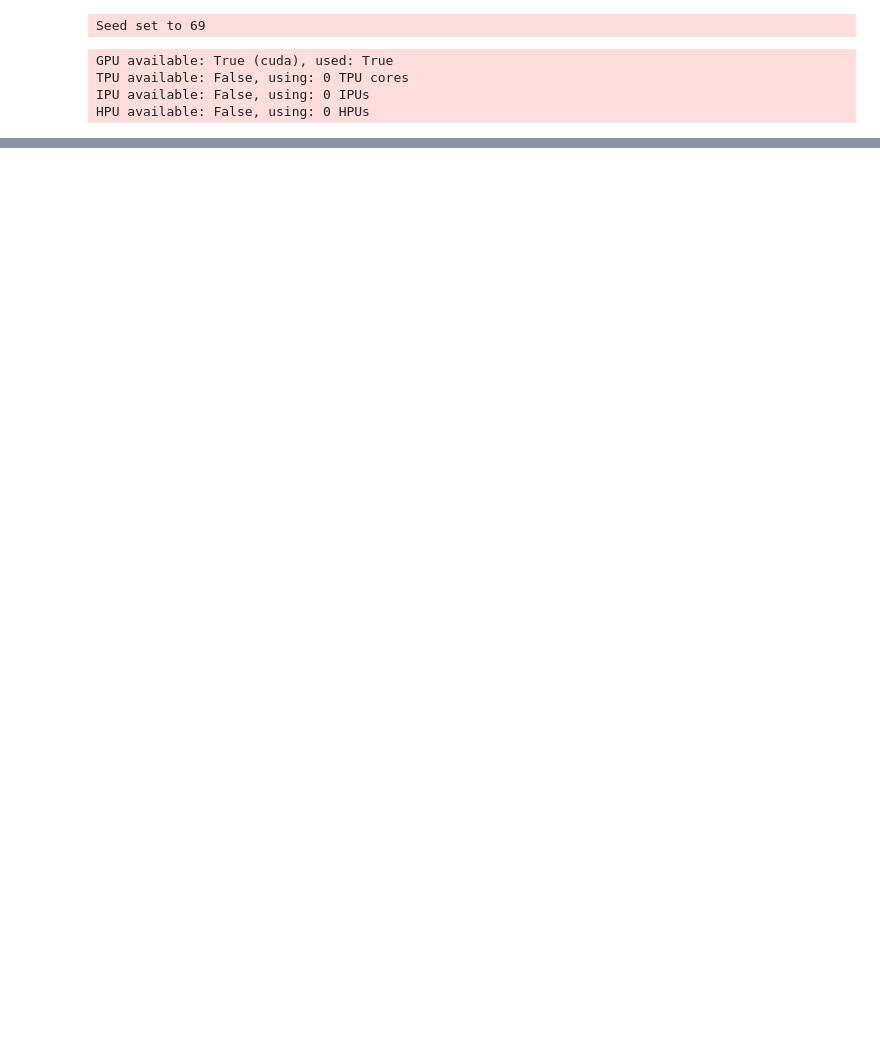
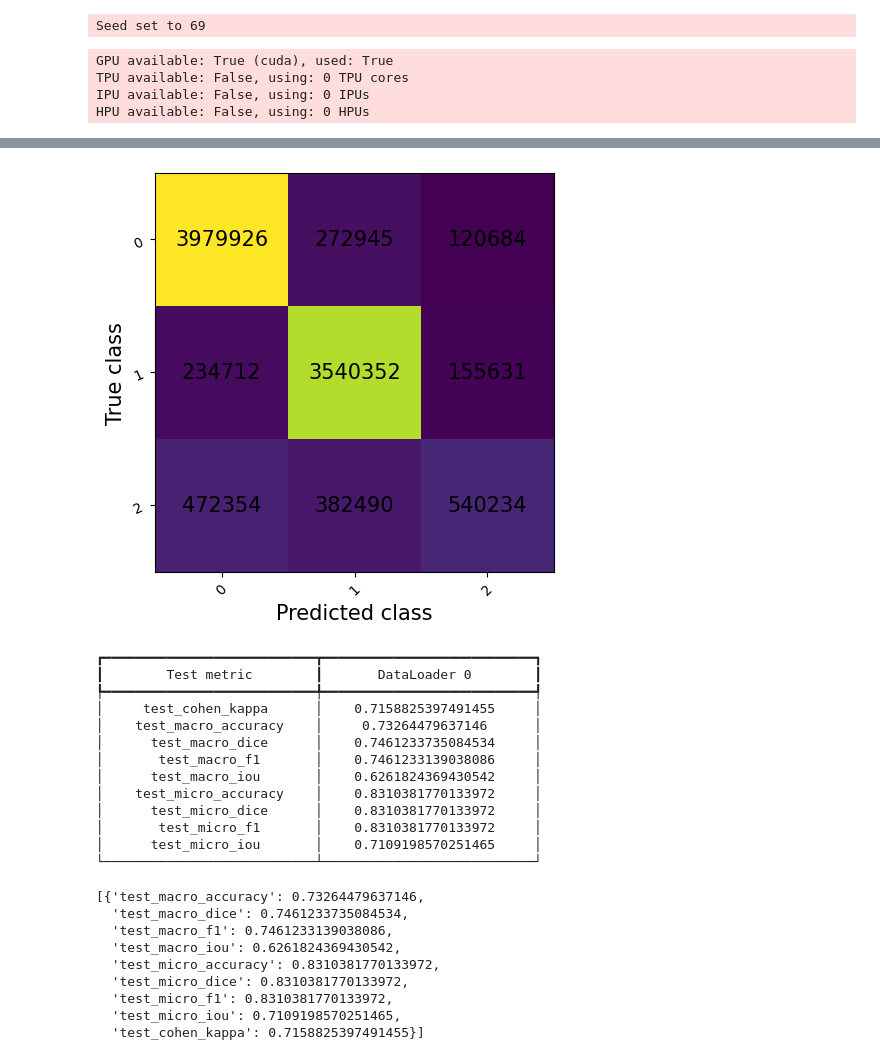
Before and after one commit to citruscaesar/metacognition, a Jupyter notebook: geovision/pets.ipynb, the cells around one changed output, grey strips where cells are left out. Drawn from its saved outputs; the diff is of its cells as text; code cells hidden in the pictures; blank space fills up the shorter version.

```diff
--- a/geovision/pets.ipynb
+++ b/geovision/pets.ipynb
@@ -92,7 +90,7 @@ wandb_logger = WandbLogger(
 # %%
 experiment = {
     "dataset_name": "oxford-iiit-pet",
-    "task": "segmentation",
+    "task": "classification",
     "random_seed": 69,
 
     "eval_split": .2,
@@ -113,6 +111,7 @@ pets_paths = PathFactory(experiment["dataset_name"], experiment["task"])
 image_transform = t.Compose([
     t.ToImage(),
     t.ToDtype(torch.float32, scale = True),
+    #t.RandomResizedCrop((256, 256), interpolation=0, antialias=False)
 ])
 
 mask_transform = t.Compose([
@@ -127,7 +126,7 @@ augmentations = t.Compose([
 pets_dm = ImageDatasetDataModule(
     root=pets_paths.path,
     dataset_constructor=OxfordIIITPetSegmentation,
-    dataframe=Path.cwd() / "datasets" / "oxford-iiit-pets-train-val-test-split.csv",
+    #dataframe=Path.cwd() / "datasets" / "oxfordiiitpet-segmentation-split.csv",
     is_remote=False,
     is_streaming=False,
     image_transform=image_transform,
@@ -159,7 +158,7 @@ trainer = Trainer(
     limit_train_batches=.1,
     limit_val_batches=.1,
     limit_test_batches=.1,
-    max_epochs=5,
+    max_epochs=3,
     check_val_every_n_epoch=1,
 )
 # %% [output]
@@ -226,6 +230,7 @@ LOCAL_RANK: 0 - CUDA_VISIBLE_DEVICES: [0]
 # %%
-#trainer.test(
-    #model = SegmentationTask(fcn, **experiment),
-    #datamodule = pets_dm,
-    #ckpt_path = last_ckpt_path
-#)
+trainer.test(
+    model=SegmentationTask(fcn, **experiment),
+    datamodule=pets_dm,
+    ckpt_path=last_ckpt_path
+)
+# %% [output]
@@ -232,3 +239,26 @@ LOCAL_RANK: 0 - CUDA_VISIBLE_DEVICES: [0]
+[figure, added]
+┏━━━━━━━━━━━━━━━━━━━━━━━━━━━┳━━━━━━━━━━━━━━━━━━━━━━━━━━━┓
+┃        Test metric        ┃       DataLoader 0        ┃
+┡━━━━━━━━━━━━━━━━━━━━━━━━━━━╇━━━━━━━━━━━━━━━━━━━━━━━━━━━┩
+│     test_cohen_kappa      │    0.7158825397491455     │
+│    test_macro_accuracy    │     0.73264479637146      │
+│      test_macro_dice      │    0.7461233735084534     │
+│       test_macro_f1       │    0.7461233139038086     │
+│      test_macro_iou       │    0.6261824369430542     │
+│    test_micro_accuracy    │    0.8310381770133972     │
+│      test_micro_dice      │    0.8310381770133972     │
+│       test_micro_f1       │    0.8310381770133972     │
+│      test_micro_iou       │    0.7109198570251465     │
+└───────────────────────────┴───────────────────────────┘
+[{'test_macro_accuracy': 0.73264479637146,
+  'test_macro_dice': 0.7461233735084534,
+  'test_macro_f1': 0.7461233139038086,
+  'test_macro_iou': 0.6261824369430542,
+  'test_micro_accuracy': 0.8310381770133972,
+  'test_micro_dice': 0.8310381770133972,
+  'test_micro_f1': 0.8310381770133972,
+  'test_micro_iou': 0.7109198570251465,
+  'test_cohen_kappa': 0.7158825397491455}]
 # %%
 # TODO: Write Classification Report Function
 # TODO:
```
Also changed, not shown: parts of 5 cells of this notebook, 17 other files.
